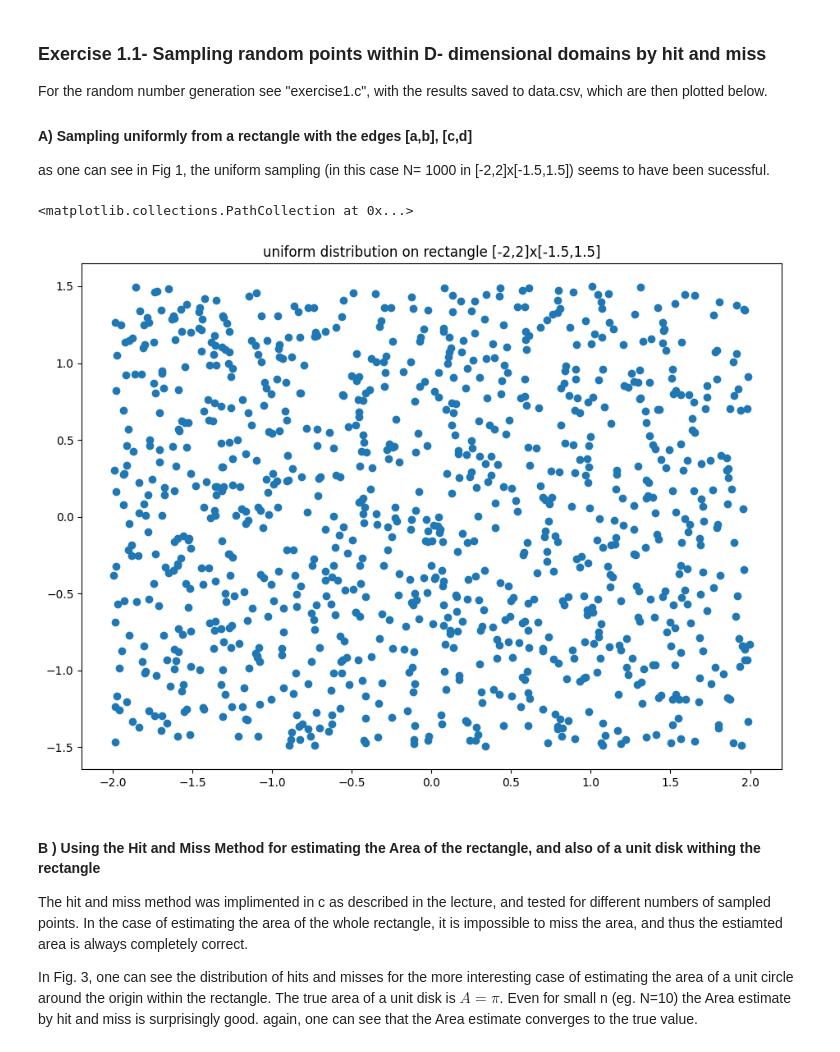
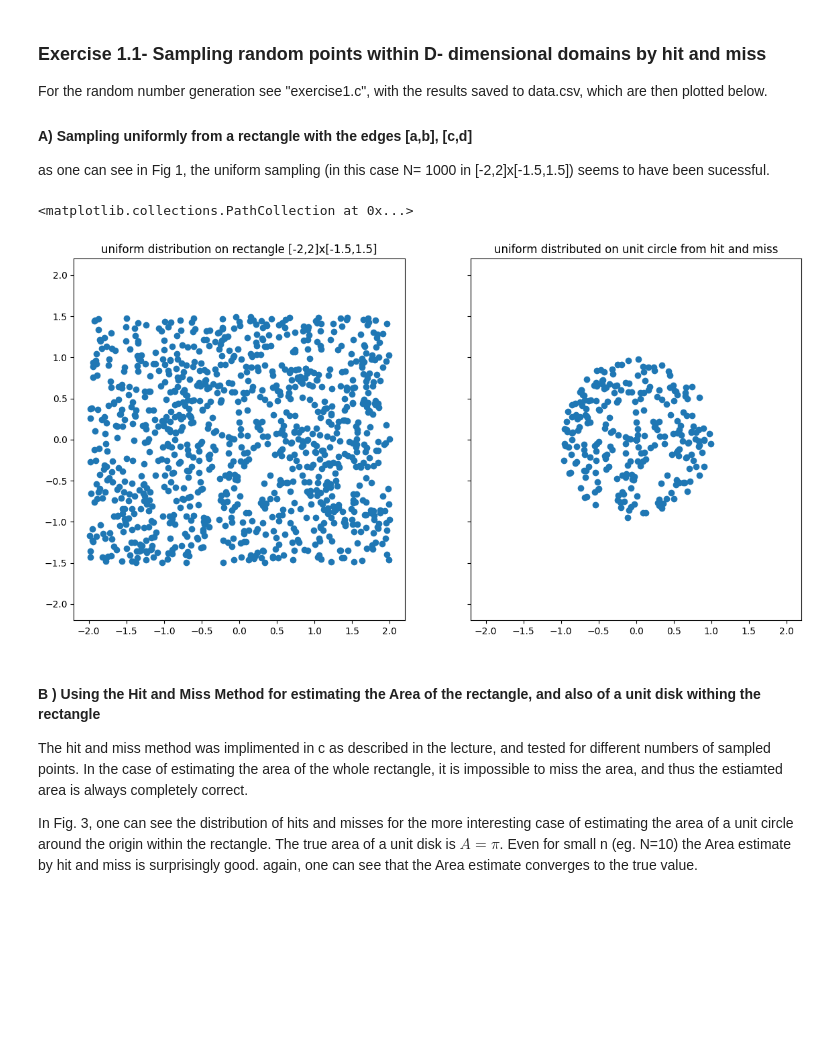
Before and after one commit to selina355/simulation-methods, a Jupyter notebook: Exercise1_Sampling/Exercise1_Analysis.ipynb, the cells around one changed output. Drawn from its saved outputs; the diff is of its cells as text; code cells hidden in the pictures; blank space fills up the shorter version.

```diff
--- a/Exercise1_Sampling/Exercise1_Analysis.ipynb
+++ b/Exercise1_Sampling/Exercise1_Analysis.ipynb
@@ -15,20 +15,24 @@ as one can see in Fig 1, the uniform sampling (in this case N= 1000  in [-2,2]x[
 # %%
 #read in the data from csv file
 data = []
 with open('data1.csv') as csvfile:
     contents= csv.reader(csvfile, delimiter=";")
     next(contents)#skip header line
     for row in contents:
         data.append(np.asarray(row).astype('float64'))
 x,y, x_circle, y_circle,rec,circle,N=data
 
-fig,ax =plt.subplots(1,1,figsize=(11,8))
-ax.set_title("uniform distribution on rectangle [-2,2]x[-1.5,1.5]")
-ax.scatter(x,y)
+fig,ax =plt.subplots(1,2,figsize=(14,7),sharex=True,sharey=True)
+ax[0].set_title("uniform distribution on rectangle [-2,2]x[-1.5,1.5]")
+ax[0].scatter(x,y)
+ax[0].set_ylim(-2.2,2.2)
+ax[0].set_xlim(-2.2,2.2)
+ax[1].set_title("uniform distributed on unit circle from hit and miss")
+ax[1].scatter(x_circle,y_circle)
 #print(y)
 # %% [output]
 <matplotlib.collections.PathCollection at 0x...>
-[figure, old version]
+[figure, new version]
 # %% [markdown]
 #### B ) Using the Hit and Miss Method for estimating the Area of the rectangle, and also of a unit disk withing the rectangle
 The hit and miss method was implimented in c as described in the lecture, and tested for different numbers of sampled points.
```
Also changed, not shown: parts of 3 cells of this notebook, 8 other files.
